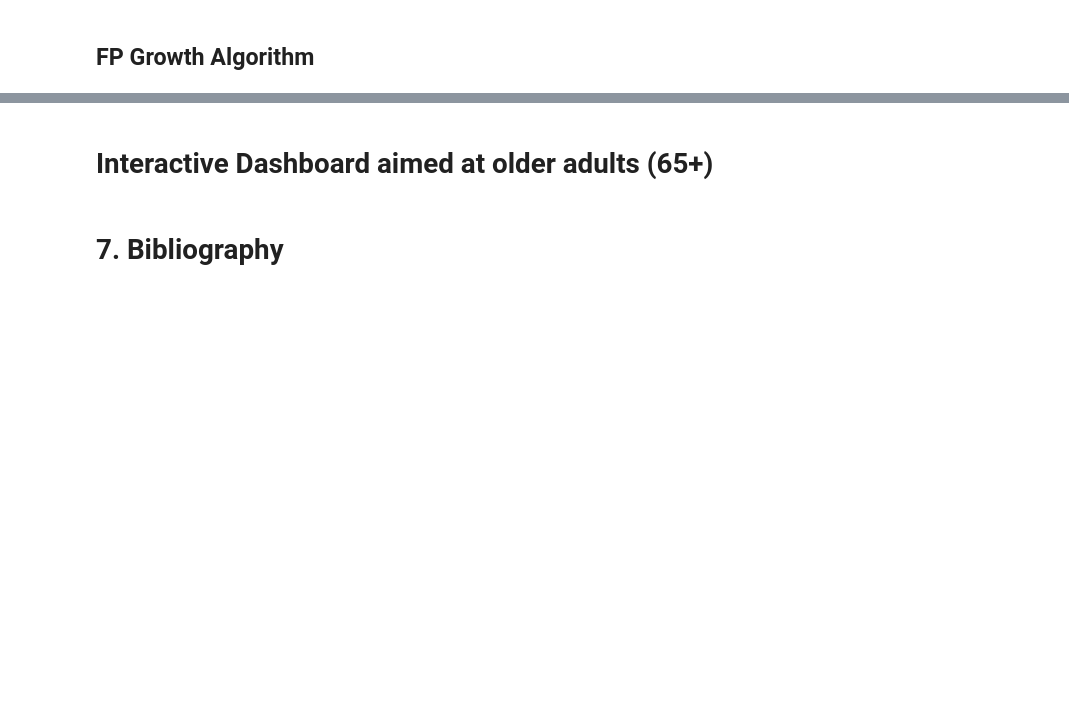
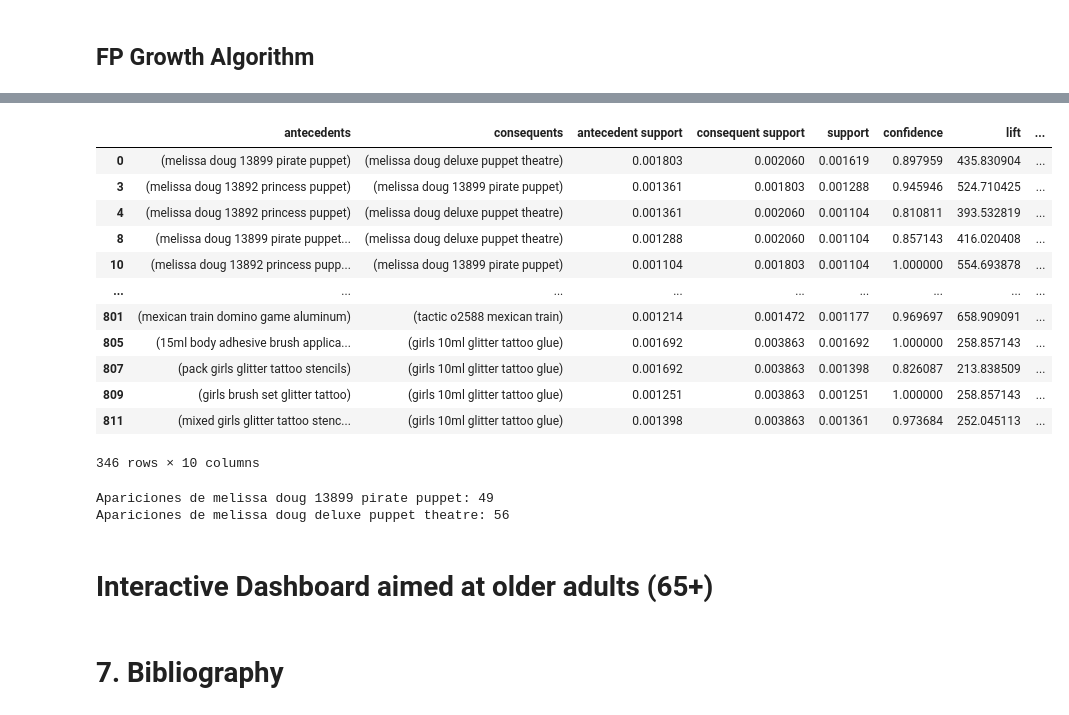
Before and after one commit to FJGM2023015/Recommendation-System-Market-Basket-Analysis-, a Jupyter notebook: recomm_system_market_basket_analysis.ipynb, the cells around one changed output, grey strips where cells are left out. Cells and saved outputs as stored; diff of their text form; code cells hidden in the pictures; blank space fills up the shorter version.

```diff
--- a/recomm_system_market_basket_analysis.ipynb
+++ b/recomm_system_market_basket_analysis.ipynb
@@ -1019,3 +841,34 @@ rules_fp.head()
+# %%
+rules_fp[ (rules_fp['lift'] >= 6) &
+       (rules_fp['confidence'] >= 0.8) ]
+# %% [output]
+|  | antecedents | consequents | antecedent support | consequent support | support | confidence | lift | ... |
+| 0 | (melissa doug 13899 pirate puppet) | (melissa doug deluxe puppet theatre) | 0.001803 | 0.002060 | 0.001619 | 0.897959 | 435.830904 | ... |
+| 3 | (melissa doug 13892 princess puppet) | (melissa doug 13899 pirate puppet) | 0.001361 | 0.001803 | 0.001288 | 0.945946 | 524.710425 | ... |
+| 4 | (melissa doug 13892 princess puppet) | (melissa doug deluxe puppet theatre) | 0.001361 | 0.002060 | 0.001104 | 0.810811 | 393.532819 | ... |
+| 8 | (melissa doug 13899 pirate puppet... | (melissa doug deluxe puppet theatre) | 0.001288 | 0.002060 | 0.001104 | 0.857143 | 416.020408 | ... |
+| 10 | (melissa doug 13892 princess pupp... | (melissa doug 13899 pirate puppet) | 0.001104 | 0.001803 | 0.001104 | 1.000000 | 554.693878 | ... |
+| ... | ... | ... | ... | ... | ... | ... | ... | ... |
+| 801 | (mexican train domino game aluminum) | (tactic o2588 mexican train) | 0.001214 | 0.001472 | 0.001177 | 0.969697 | 658.909091 | ... |
+| 805 | (15ml body adhesive brush applica... | (girls 10ml glitter tattoo glue) | 0.001692 | 0.003863 | 0.001692 | 1.000000 | 258.857143 | ... |
+| 807 | (pack girls glitter tattoo stencils) | (girls 10ml glitter tattoo glue) | 0.001692 | 0.003863 | 0.001398 | 0.826087 | 213.838509 | ... |
+| 809 | (girls brush set glitter tattoo) | (girls 10ml glitter tattoo glue) | 0.001251 | 0.003863 | 0.001251 | 1.000000 | 258.857143 | ... |
+| 811 | (mixed girls glitter tattoo stenc... | (girls 10ml glitter tattoo glue) | 0.001398 | 0.003863 | 0.001361 | 0.973684 | 252.045113 | ... |
+346 rows × 10 columns
+# %%
+# Reemplazar estos nombres de productos por los que son relevantes en tu DataFrame
+nombre_producto_1 = 'melissa doug 13899 pirate puppet'  # Ejemplo: 'girls 10ml glitter tattoo glue'
+nombre_producto_2 = 'melissa doug deluxe puppet theatre'  # Ejemplo: '15ml body adhesive brush applicator'
+
+# Contar las apariciones de cada producto
+conteo_producto_1 = df_transactions[nombre_producto_1].sum()
+conteo_producto_2 = df_transactions[nombre_producto_2].sum()
+
+print(f"Apariciones de {nombre_producto_1}: {conteo_producto_1}")
+print(f"Apariciones de {nombre_producto_2}: {conteo_producto_2}")
+# %% [output]
+Apariciones de melissa doug 13899 pirate puppet: 49
+Apariciones de melissa doug deluxe puppet theatre: 56
 # %% [markdown]
 # Interactive Dashboard aimed at older adults (65+)
 # %% [markdown]
```
Also changed, not shown: parts of 30 cells of this notebook.
